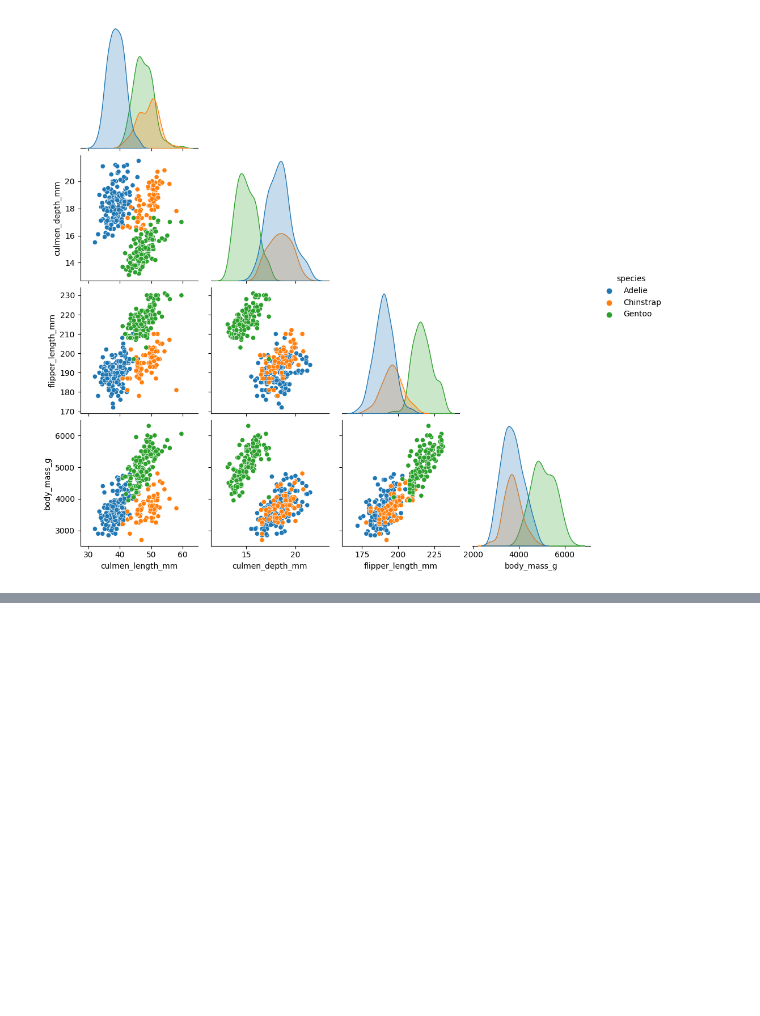
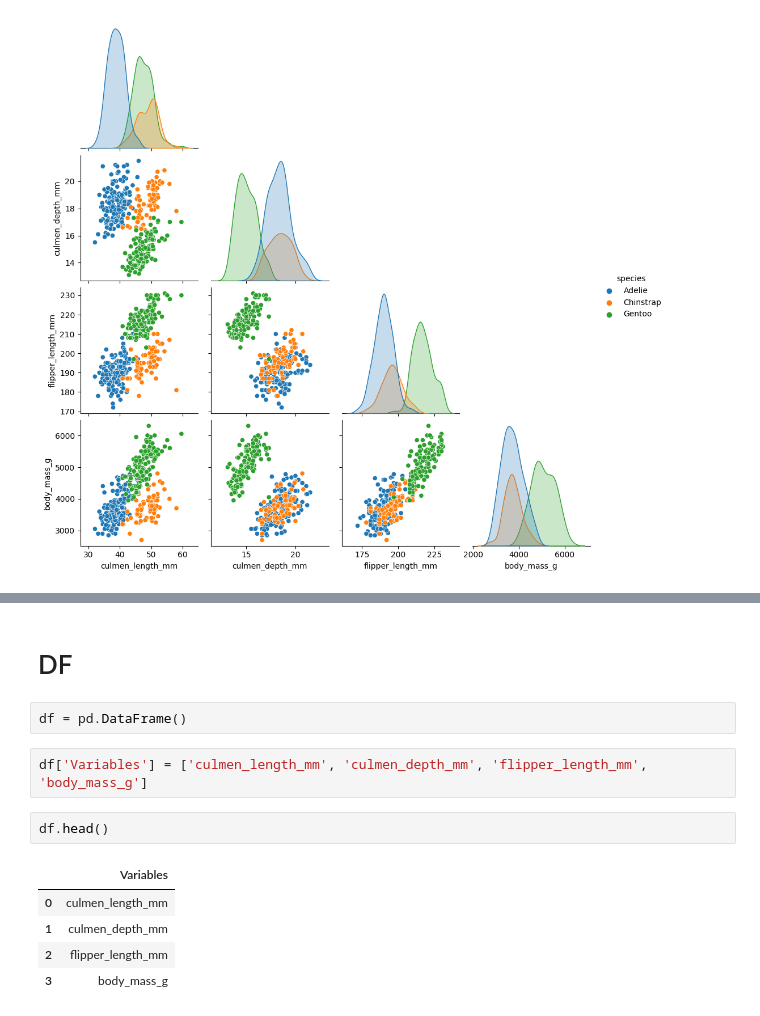
Before and after one commit to FersLeon/Pr-ctica-3.3-AyVD-, a Jupyter notebook: Práctica3_3_AyVD.ipynb, the cells around one changed output, grey strips where cells are left out. Cells and saved outputs as stored; diff of their text form; blank space fills up the shorter version.

```diff
--- a/Práctica3_3_AyVD.ipynb
+++ b/Práctica3_3_AyVD.ipynb
@@ -152,0 +275,14 @@ sns.pairplot(datos, hue = "species",
+# %% [markdown]
+# DF
+# %%
+df = pd.DataFrame()
+# %%
+df['Variables'] = ['culmen_length_mm', 'culmen_depth_mm', 'flipper_length_mm', 'body_mass_g']
+# %%
+df.head()
+# %% [output]
+|  | Variables |
+| 0 | culmen_length_mm |
+| 1 | culmen_depth_mm |
+| 2 | flipper_length_mm |
+| 3 | body_mass_g |
```
Also changed, not shown: parts of 13 cells of this notebook.
